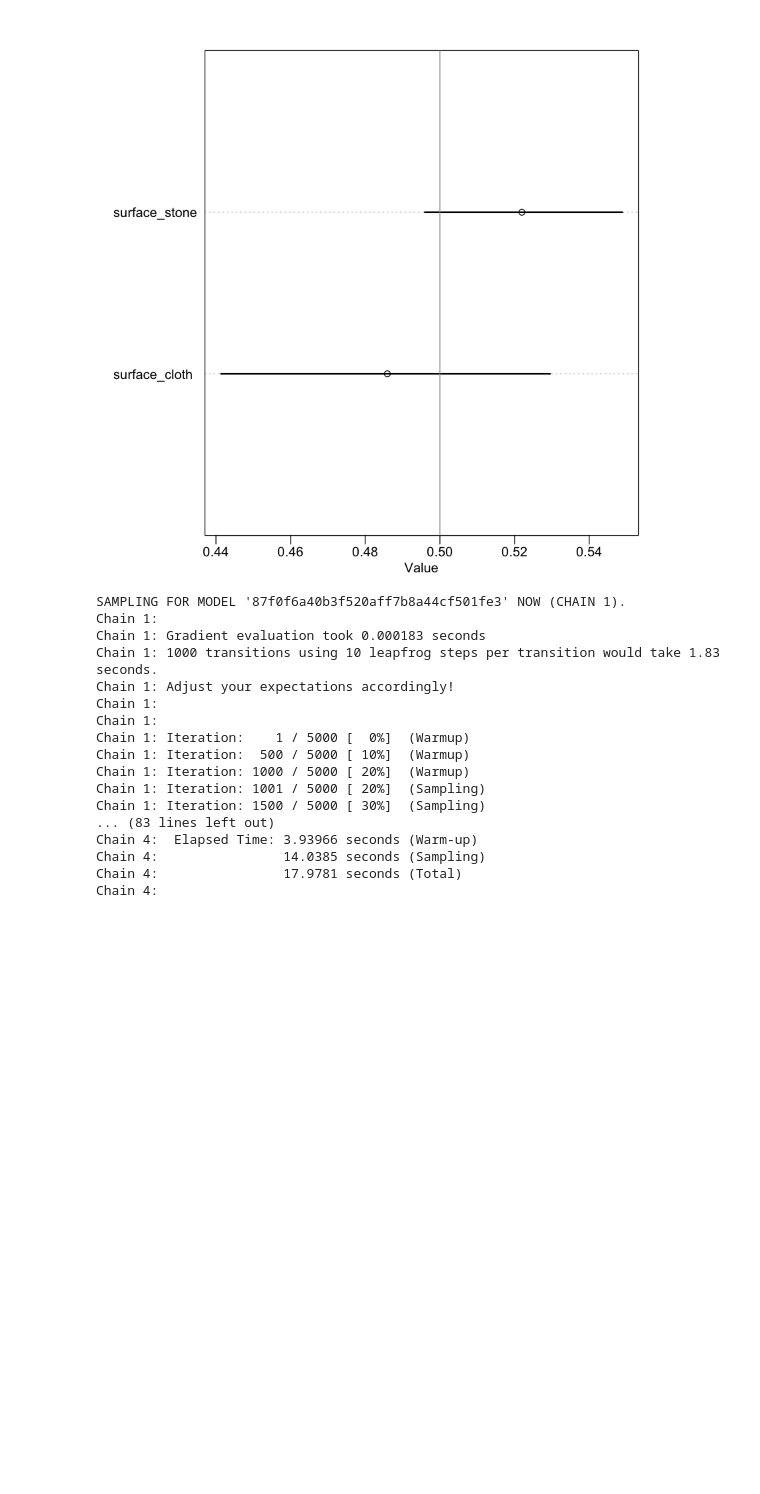
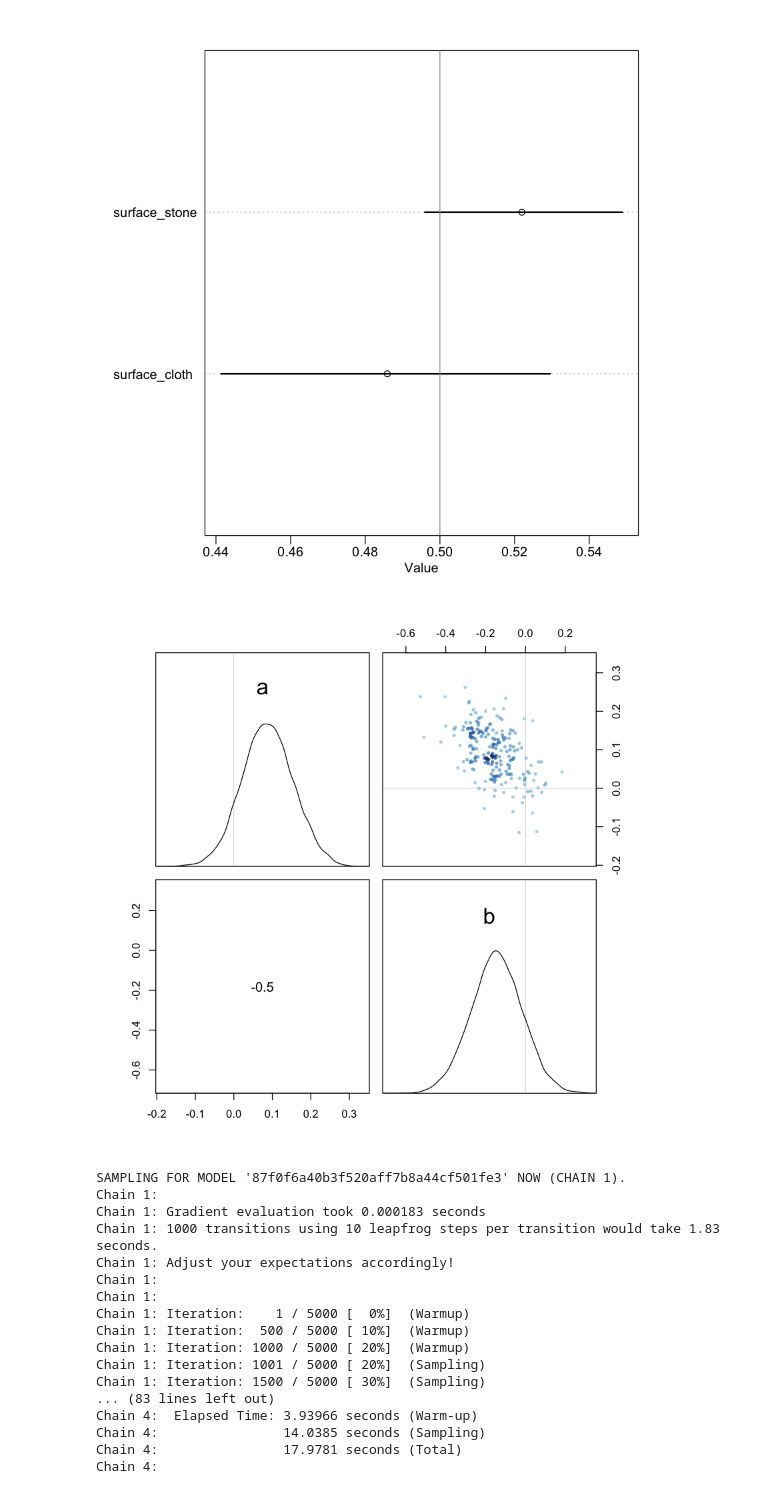
Before and after one commit to elzinga/go_nuts, a Jupyter notebook: go_nuts.ipynb, the cells around one changed output. Cells and saved outputs as stored; diff of their text form; code cells hidden in the pictures; blank space fills up the shorter version.

Commit message:
Add pair plot: intercept v slope samples
Pair plots of draws from the posterior show how as candidates for
an intercept increase, the most likely candidates for the slope
of a population effect (say) may be seen to decrease.

```diff
--- a/go_nuts.ipynb
+++ b/go_nuts.ipynb
@@ -290,6 +290,10 @@ plot(precis(as.data.table(probs)), labels = names(probs))
 abline(v = .5, col = 'gray60')
 # %% [output]
 [figure]
+# %%
+pairs(m11.4pop_only)
+# %% [output]
+[figure, added]
 # %%
 # PREPARE FOR MORE COMPLICATED MODEL
 # prior trimmed data list
```
